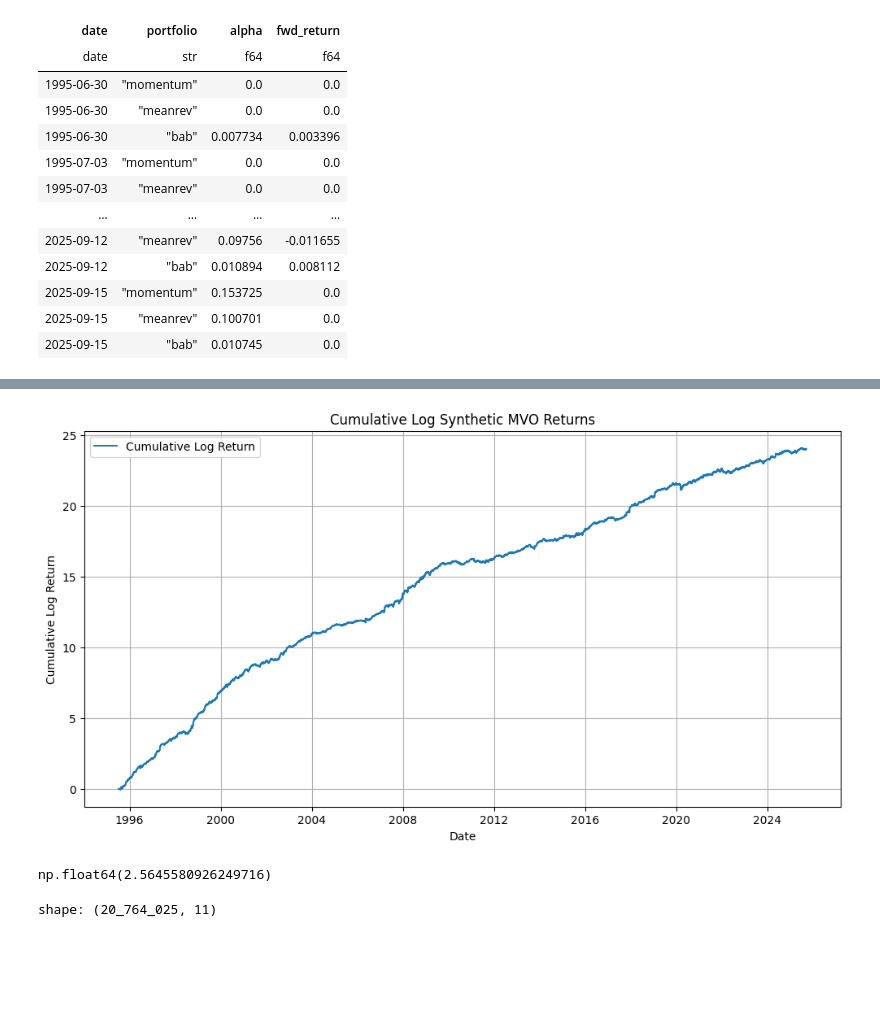
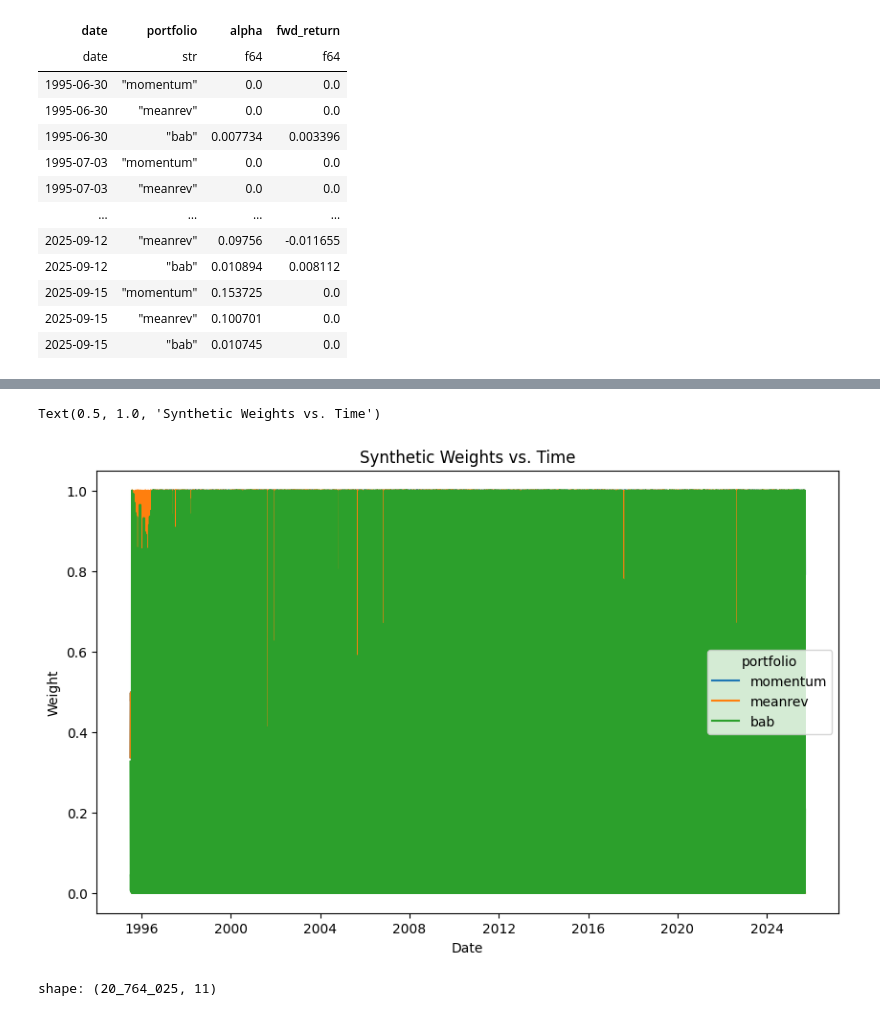
Before and after one commit to xylr11/orthogonal-alphas, a Jupyter notebook: synMVO/synMVO.ipynb, the cells around one changed output, grey strips where cells are left out. Drawn from its saved outputs; the diff is of its cells as text; code cells hidden in the pictures; blank space fills up the shorter version.

Commit message:
Updated synMVO to show respectable graphs

```diff
--- a/synMVO/synMVO.ipynb
+++ b/synMVO/synMVO.ipynb
@@ -245,22 +202,0 @@ shape: (7_598, 3)
-# %%
-# Calculate cumulative returns
-synMVO_cum_ret = (
-    synMVO_ret.with_columns(
-    pl.col('return').log1p().alias('log_return')
-    )
-    .with_columns(
-    pl.col('log_return').cum_sum().alias('cum_log_return')
-    )
-)
-
-# Plot cumulative returns
-plt.figure(figsize=(12, 6))
-plt.plot(synMVO_cum_ret["date"], synMVO_cum_ret["cum_log_return"], label="Cumulative Log Return")
-plt.title("Cumulative Log Synthetic MVO Returns")
-plt.xlabel("Date")
-plt.ylabel("Cumulative Log Return")
-plt.legend()
-plt.grid(True)
-plt.show()
-# %% [output]
-[figure, removed]
@@ -289,7 +203,12 @@ def compute_sharpe_ratio(df: pl.DataFrame, return_col: str = "eqWtRet") -> float
-# %%
-compute_sharpe_ratio(synMVO_cum_ret, return_col='fwd_return')
-# %% [output]
-np.float64(2.5645580926249716)
+# %%
+plt.figure(figsize=(10, 6))
+sns.lineplot(portfolio_data, x='date', y='weight', hue='portfolio')
+plt.xlabel('Date')
+plt.ylabel('Weight')
+plt.title('Synthetic Weights vs. Time')
+# %% [output]
+Text(0.5, 1.0, 'Synthetic Weights vs. Time')
+[figure, added]
 # %%
 big_data = (
     big_data
```
Also changed, not shown: parts of 16 cells of this notebook.
